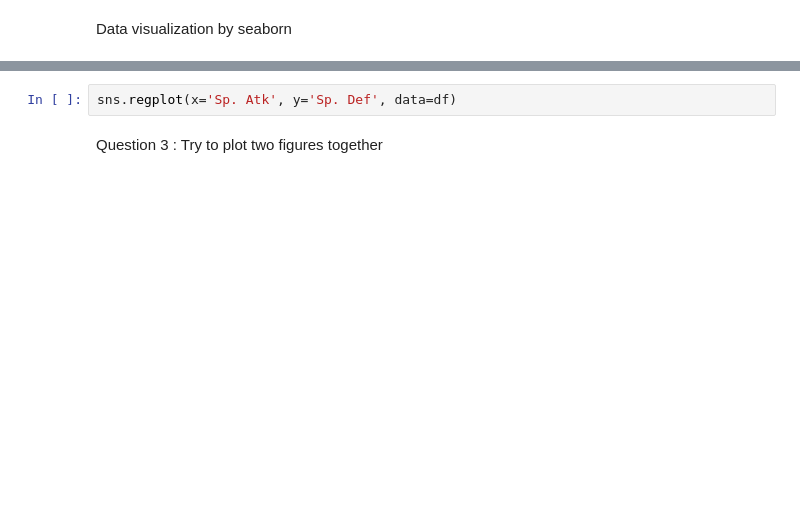
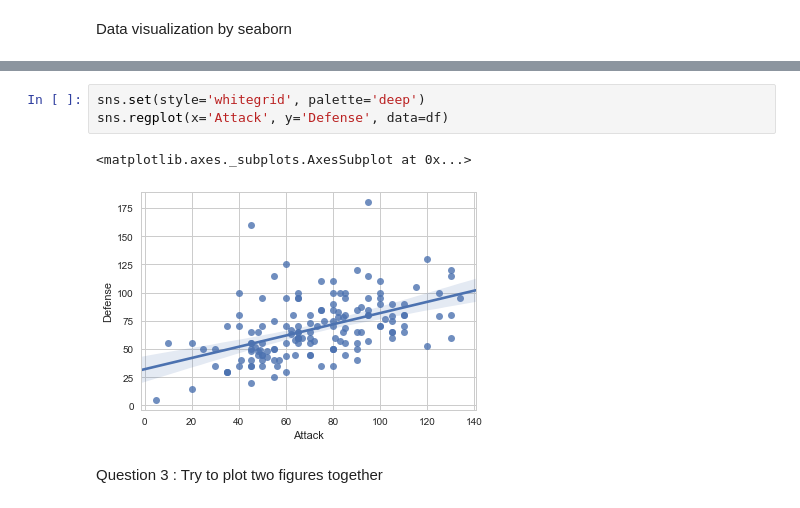
Before and after one commit to odyssium/Pokemon_practice, a Jupyter notebook: Python plotting practice.ipynb, the cells around one changed output, grey strips where cells are left out. Drawn from its saved outputs; the diff is of its cells as text; blank space fills up the shorter version.

```diff
--- a/Python plotting practice.ipynb
+++ b/Python plotting practice.ipynb
@@ -43,5 +101,9 @@ sns.regplot(x='Attack', y='Defense', data=df)
 # %%
-sns.regplot(x='Sp. Atk', y='Sp. Def', data=df)
+sns.set(style='whitegrid', palette='deep')
+sns.regplot(x='Attack', y='Defense', data=df)
+# %% [output]
+<matplotlib.axes._subplots.AxesSubplot at 0x...>
+[figure, added]
 # %% [markdown]
 Question 3 : Try to plot two figures together
 # %%
```
Also changed, not shown: parts of 22 cells of this notebook.
